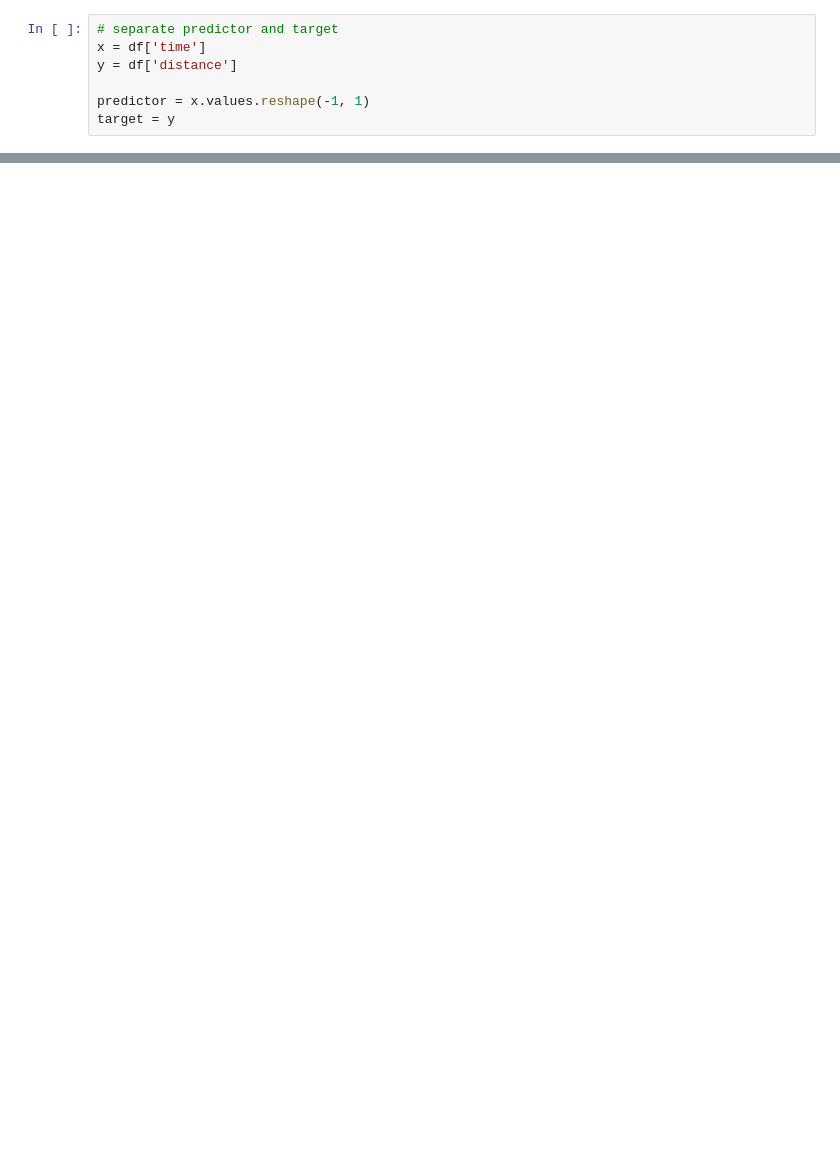
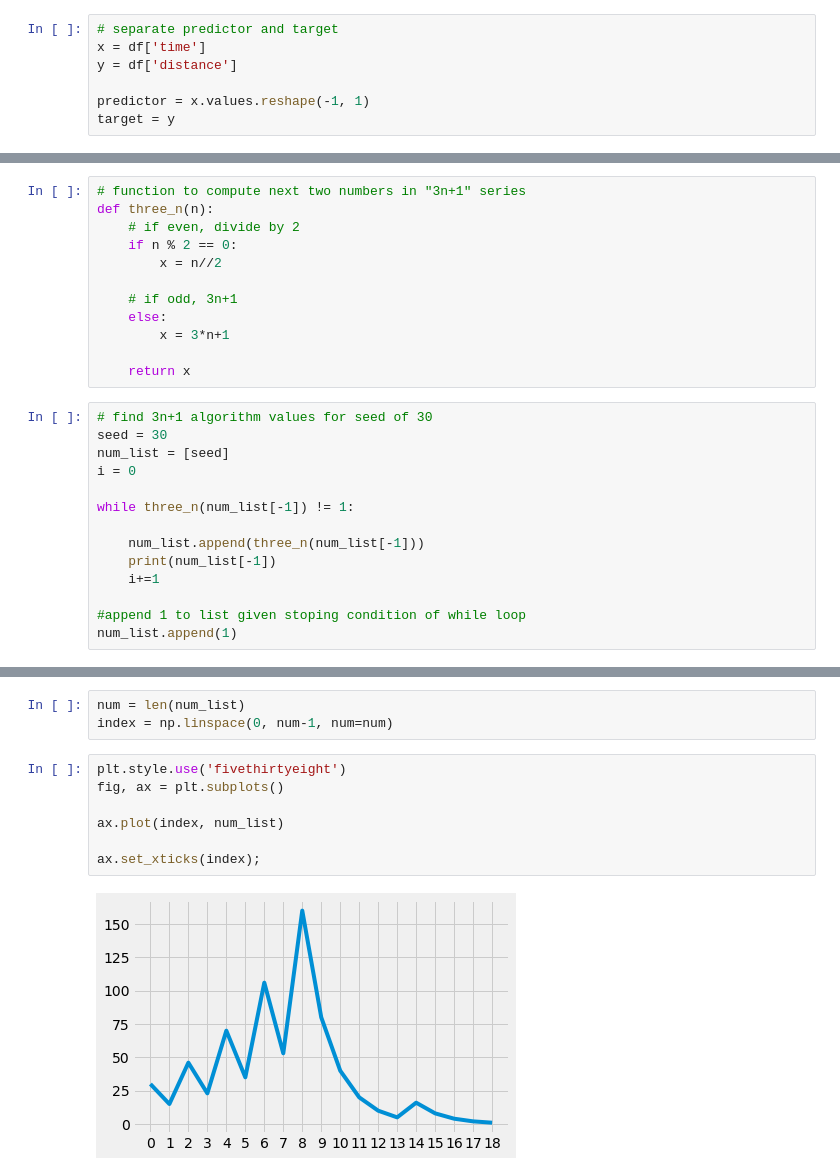
Before and after one commit to samjdedes/machine_learning_with_physical_data, a Jupyter notebook: notebooks/scratch.ipynb, the cells around one changed output, grey strips where cells are left out. Drawn from its saved outputs; the diff is of its cells as text; blank space fills up the shorter version.

```diff
--- a/notebooks/scratch.ipynb
+++ b/notebooks/scratch.ipynb
@@ -111,0 +141,26 @@ target = y
+# %%
+# function to compute next two numbers in "3n+1" series
+def three_n(n):
+    # if even, divide by 2
+    if n % 2 == 0:
+        x = n//2
+
+    # if odd, 3n+1
+    else:
+        x = 3*n+1
+
+    return x
+# %%
+# find 3n+1 algorithm values for seed of 30
+seed = 30
+num_list = [seed]
+i = 0
+
+while three_n(num_list[-1]) != 1:
+
+    num_list.append(three_n(num_list[-1]))
+    print(num_list[-1])
+    i+=1
+
+#append 1 to list given stoping condition of while loop
+num_list.append(1)
@@ -111,0 +185,12 @@ target = y
+# %%
+num = len(num_list)
+index = np.linspace(0, num-1, num=num)
+# %%
+plt.style.use('fivethirtyeight')
+fig, ax = plt.subplots()
+
+ax.plot(index, num_list)
+
+ax.set_xticks(index);
+# %% [output]
+[figure, added]
```
Also changed, not shown: parts of 13 cells of this notebook.
